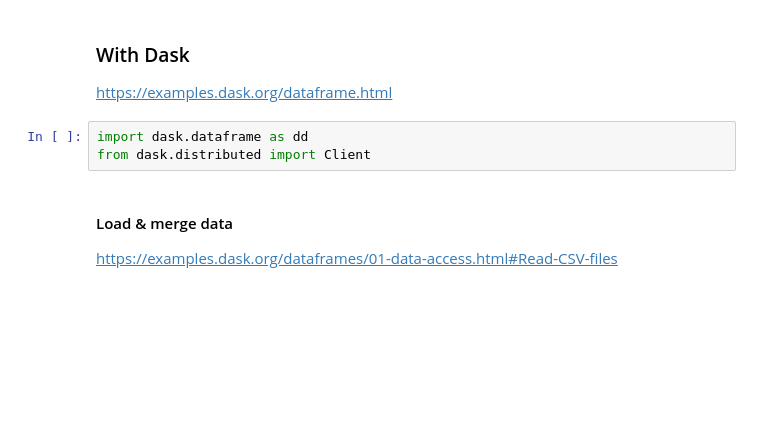
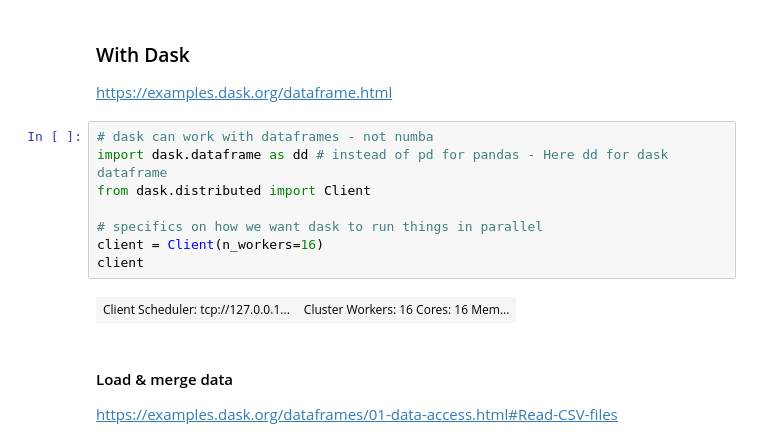
Before and after one commit to bloominstituteoftechnology/DS-Unit-3-Sprint-3-Big-Data, a Jupyter notebook: module1-aws-sagemaker/LS_DS_331_AWS_SageMaker.ipynb, the cells around one changed output. Drawn from its saved outputs; the diff is of its cells as text; blank space fills up the shorter version.

```diff
--- a/module1-aws-sagemaker/LS_DS_331_AWS_SageMaker.ipynb
+++ b/module1-aws-sagemaker/LS_DS_331_AWS_SageMaker.ipynb
@@ -106,9 +267,16 @@ order_products.head()
 # %% [markdown]
 ### With Dask
 https://examples.dask.org/dataframe.html
-# %%
-import dask.dataframe as dd
-from dask.distributed import Client
+# %%
+# dask can work with dataframes - not numba
+import dask.dataframe as dd # instead of pd for pandas - Here dd for dask dataframe
+from dask.distributed import Client
+
+# specifics on how we want dask to run things in parallel
+client = Client(n_workers=16)
+client
+# %% [output]
+| Client Scheduler: tcp://127.0.0.1... | Cluster Workers: 16 Cores: 16 Mem... |
 # %% [markdown]
 #### Load & merge data
 https://examples.dask.org/dataframes/01-data-access.html#Read-CSV-files
```
Also changed, not shown: parts of 29 cells of this notebook.
